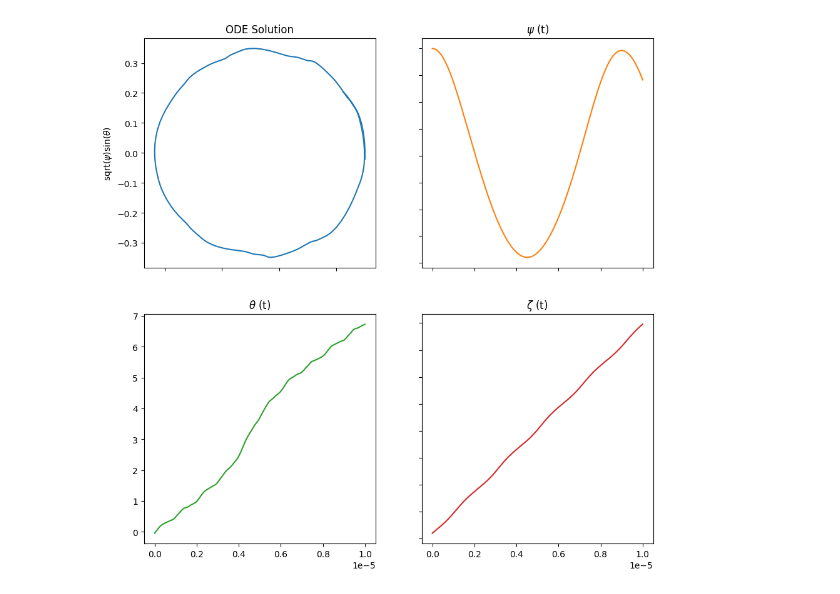
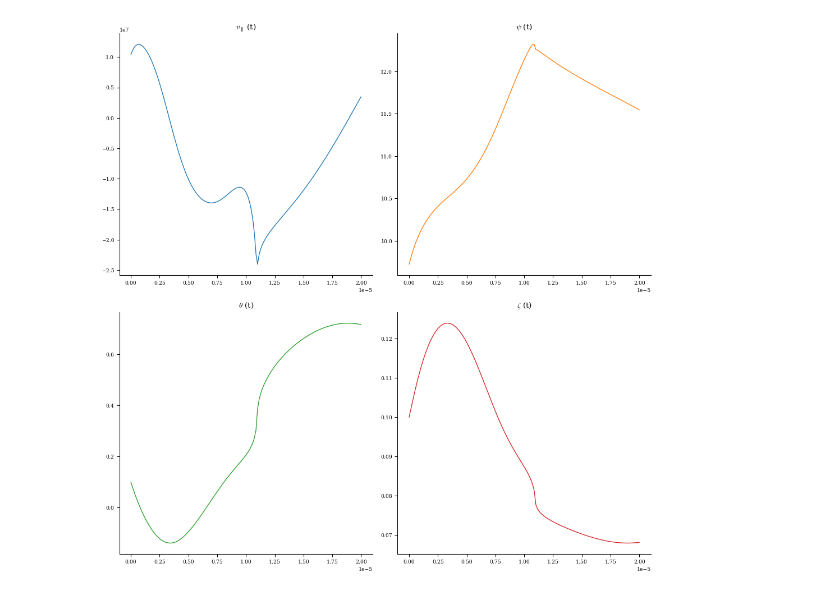
Before and after one commit to joaopedrobiu6/DPS, a Jupyter notebook: DESC_model.ipynb, the cells around one changed output. Cells and saved outputs as stored; diff of their text form; code cells hidden in the pictures.

```diff
--- a/DESC_model.ipynb
+++ b/DESC_model.ipynb
@@ -74,8 +73,8 @@ def rhs(w, t, a):
     #initial conditions
     psi, theta, zeta, vpar = w
 
-    keys = ["B", "|B|", "grad(|B|)", "grad(psi)", "e^theta", "e^zeta", "G"] # etc etc, whatever terms you need
-    grid = Grid(jnp.array([psi, theta, zeta]).T, jitable=True, sort=False)
+    keys = ["B", "|B|", "grad(|B|)", "grad(psi)", "e^theta", "e^zeta"] # etc etc, whatever terms you need
+    grid = Grid(jnp.array([jnp.sqrt(psi), theta, zeta]).T, jitable=True, sort=False)
     transforms = get_transforms(keys, eq, grid, jitable=True)
     profiles = get_profiles(keys, eq, grid, jitable=True)
     params = get_params(keys, eq)
@@ -124,23 +123,23 @@ E_ = 1
 q_= 1
 m_ = 1
 t_i = 0
-t_f = 1e-5
+t_f = 2e-5
 nt_ = 150
 
-psi_i = coords1[min_index, 0]**2
-theta_i = coords1[min_index, 1]
-zeta_i = coords1[min_index, 2]
+# psi_i = coords1[min_index, 0]**2
+# theta_i = coords1[min_index, 1]
+# zeta_i = coords1[min_index, 2]
 
-#psi_i = 0.7
-#theta_i = 1.2
-#zeta_i = 0.1
+psi_i = 0.2*eq.Psi
+theta_i = 0.1
+zeta_i = 0.1
 
-B_ = B_for_f_ratio_surface(psi_i=psi_i, theta_i=theta_i, zeta_i=zeta_i)
+B_ = B_for_f_ratio_surface(psi_i=psi_i)
 f = f_ratio(B_)
 
 print(psi_i, theta_i, zeta_i)
 
-vpar_i_ratio = 0.99
+vpar_i_ratio = 0.4*f
 print(vpar_i_ratio)
 sol = run(E_, q_, m_, t_i, t_f, nt_, psi_i, theta_i, zeta_i, vpar_i_ratio)
 # %% [output]
@@ -180,25 +180,16 @@ plt.show()
 # %%
 t = np.linspace(t_i, t_f, nt_)
 fig, axs = plt.subplots(2, 2)
-axs[0, 0].plot(np.sqrt(sol[:, 0]) * np.cos(sol[:, 1]), np.sqrt(sol[:, 0]) * np.sin(sol[:, 1]))
-axs[0, 0].set_title("ODE Solution")
-axs[0, 0].set(xlabel='x-label', ylabel=r'sqrt($\psi$)sin($\theta$)')
-
+axs[0, 0].plot(t, sol[:, 3], 'tab:blue')
+axs[0, 0].set_title(r"$v_{\parallel}$ (t)")
 axs[0, 1].plot(t, sol[:, 0], 'tab:orange')
 axs[0, 1].set_title(r'$\psi$ (t)')
-
-
 axs[1, 0].plot(t, sol[:, 1], 'tab:green')
 axs[1, 0].set_title(r'$\theta$ (t)')
 axs[1, 1].plot(t, sol[:, 2], 'tab:red')
 axs[1, 1].set_title(r'$\zeta$ (t)')
 
-
-for ax in axs.flat:
-    ax.label_outer()
-
 fig = plt.gcf()
 fig.set_size_inches(10.5, 10.5)
-fig.savefig('fullsolution.png', dpi=100)
 # %% [output]
-[figure, old version]
+[figure, new version]
```
Also changed, not shown: parts of 4 cells of this notebook, 9 other files.
